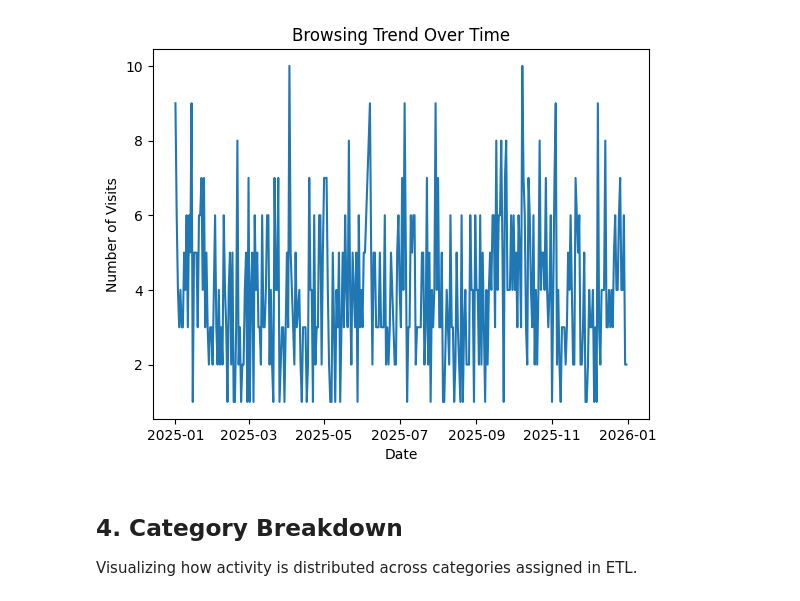
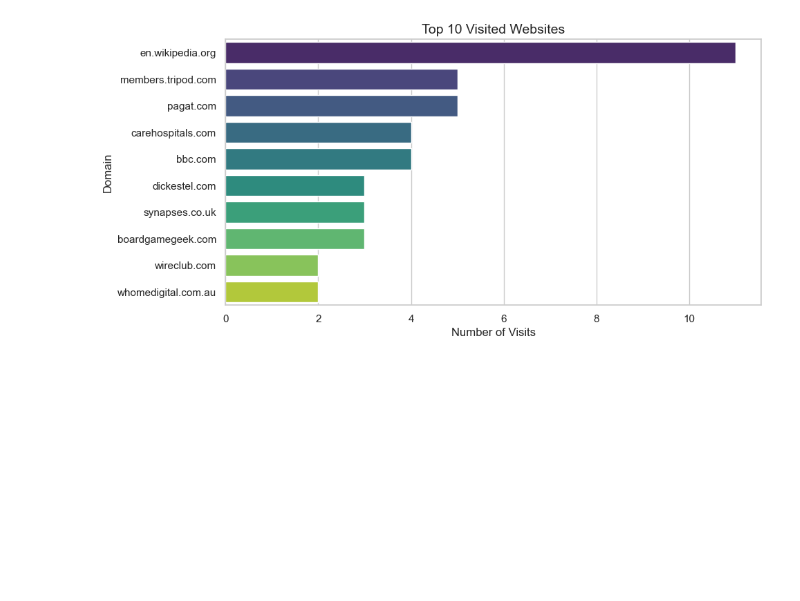
Before and after one commit to nilookiamari/browser_activity_project, a Jupyter notebook: notebooks/demo_analysis.ipynb, the cells around one changed output. Drawn from its saved outputs; the diff is of its cells as text; code cells hidden in the pictures; blank space fills up the shorter version.

```diff
--- a/notebooks/demo_analysis.ipynb
+++ b/notebooks/demo_analysis.ipynb
@@ -8,9 +7,6 @@ The goal: extract insight such as **top visited domains**, **time usage trend**,
 # %%
 import pandas as pd
 import matplotlib.pyplot as plt
-
-# Load already processed CSV (history.csv generated from ETL)
-df = pd.read_csv("../scripts/data/updated_history.csv")
-df['last_visit_time'] = pd.to_datetime(df['last_visit_time'])
-
-df.head()
+import seaborn as sns
+from wordcloud import WordCloud
+sns.set(style="whitegrid")
@@ -70,15 +54,13 @@ Check how browsing frequency changes over time.
 # %%
-df['date'] = df['last_visit_time'].dt.date
-daily_trend = df.groupby('date').size()
+domain_stats = pd.read_csv("../data/summary_domains.csv")
+top_domains = domain_stats.sort_values("visits", ascending=False).head(10)
 
-daily_trend.plot(kind='line')
-plt.title("Browsing Trend Over Time")
-plt.xlabel("Date")
-plt.ylabel("Number of Visits")
+plt.figure(figsize=(10,5))
+sns.barplot(data=top_domains, x="visits", y="domain", hue="domain", palette="viridis", legend=False)
+plt.title("Top 10 Visited Websites", fontsize=14)
+plt.xlabel("Number of Visits")
+plt.ylabel("Domain")
 plt.show()
 # %% [output]
-[figure, old version]
+[figure, new version]
-# %% [markdown]
-## 4. Category Breakdown
-Visualizing how activity is distributed across categories assigned in ETL.
 # %%
```
Also changed, not shown: parts of 12 cells of this notebook, 6 other files.
